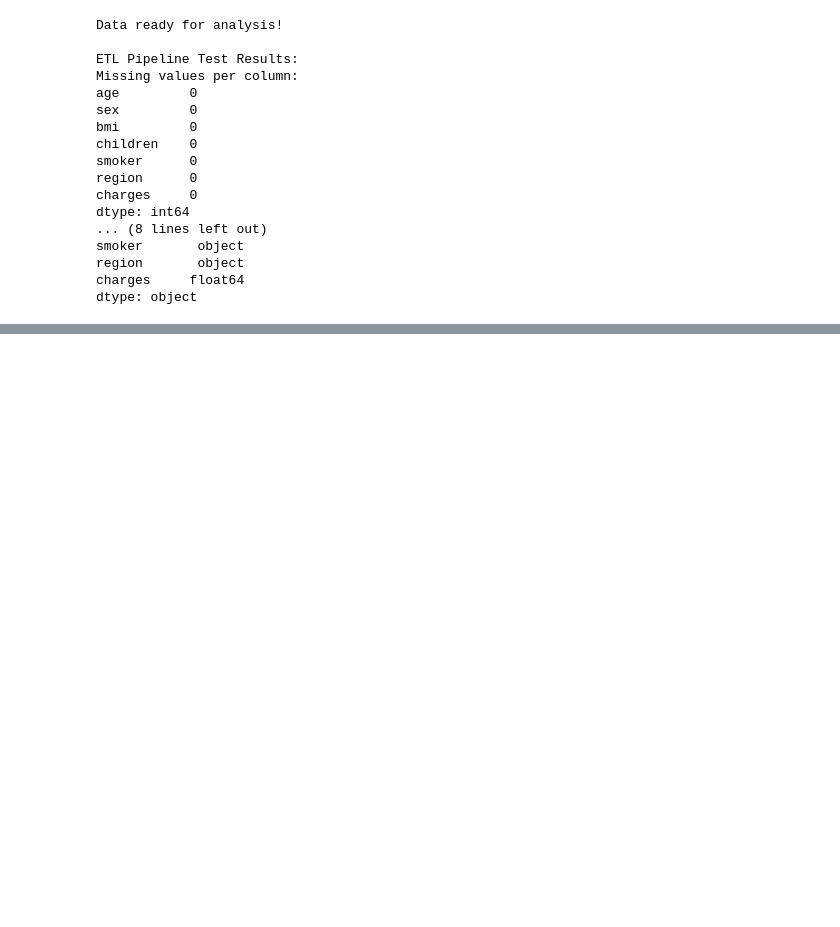
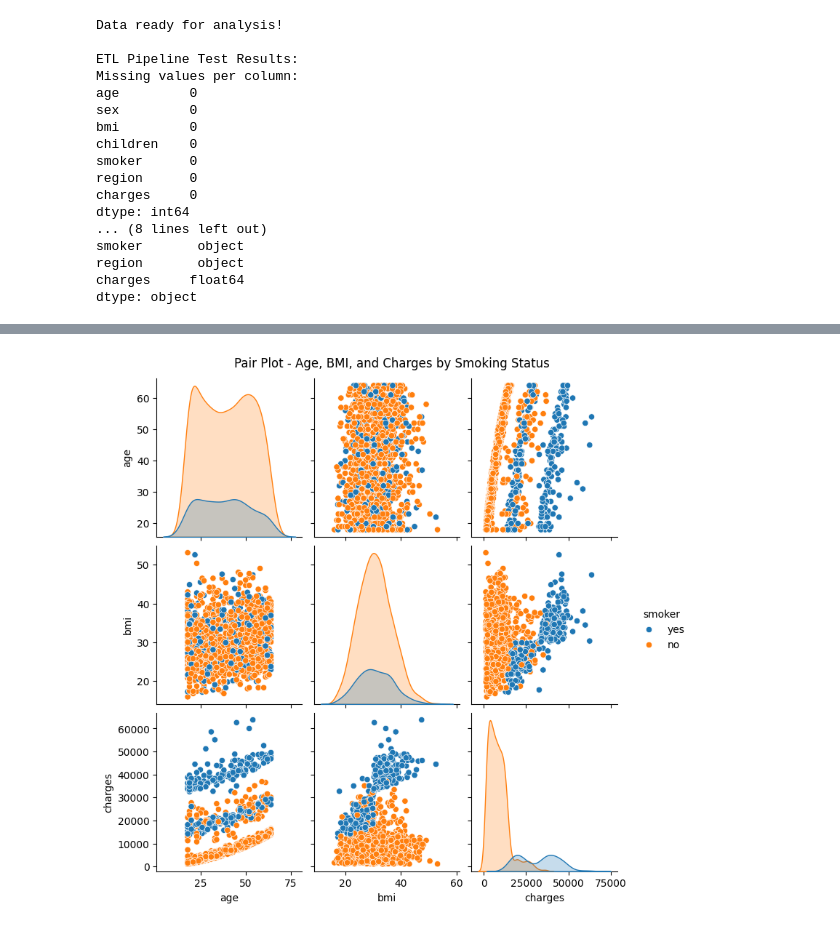
Before and after one commit to hidaia175/H1_Health_Analytics, a Jupyter notebook: day2-analysis.ipynb, the cells around one changed output, grey strips where cells are left out. Drawn from its saved outputs; the diff is of its cells as text; code cells hidden in the pictures; blank space fills up the shorter version.

```diff
--- a/day2-analysis.ipynb
+++ b/day2-analysis.ipynb
@@ -90,0 +112,7 @@ dtype: object
+# %%
+# Pairplot shows relationships between multiple numeric variables
+sns.pairplot(df, vars=["age", "bmi", "charges"], hue="smoker")
+plt.suptitle("Pair Plot - Age, BMI, and Charges by Smoking Status", y=1.02)
+plt.show()
+# %% [output]
+[figure, added]
```
Also changed, not shown: parts of 3 cells of this notebook, 1 other file.
